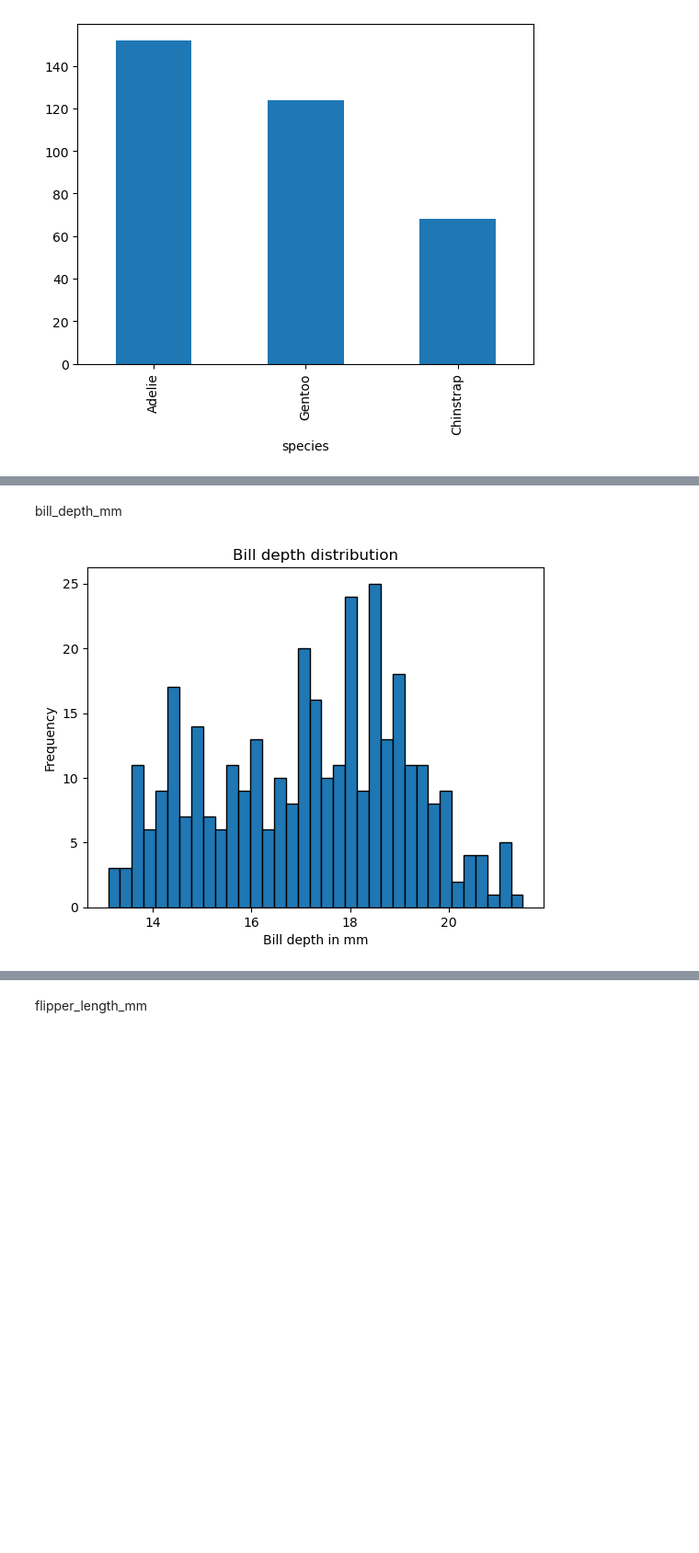
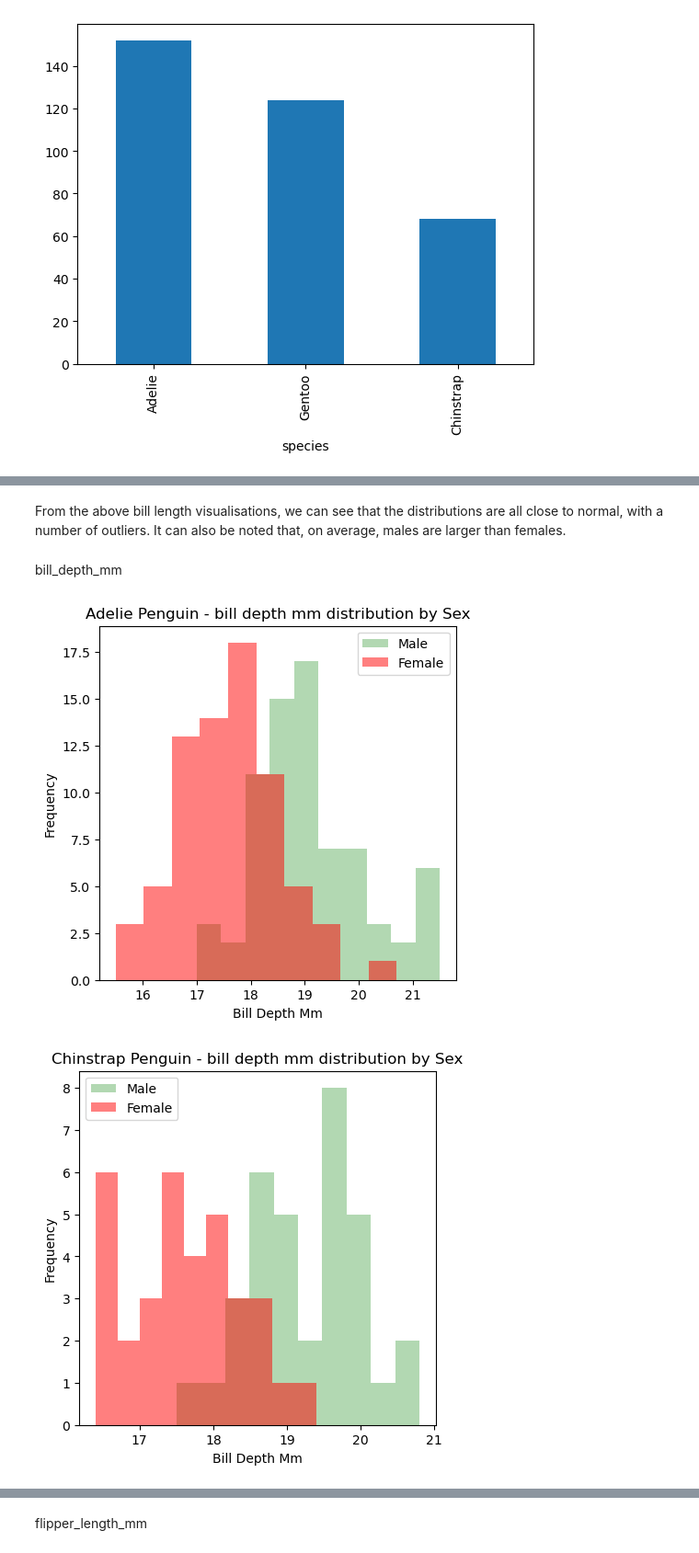
Before and after one commit to nexlanglxm/fundamentals-of-data-analysis, a Jupyter notebook: tasks.ipynb, the cells around one changed output, grey strips where cells are left out. Shown at 92% size. Cells and saved outputs as stored; diff of their text form; code cells hidden in the pictures; blank space fills up the shorter version.

```diff
--- a/tasks.ipynb
+++ b/tasks.ipynb
@@ -168,10 +206,9 @@ for species in unique_species:
+# %% [markdown]
+From the above bill length visualisations, we can see that the distributions are all close to normal, with a number of outliers. It can also be noted that, on average, males are larger than females.
 # %% [markdown]
 bill_depth_mm
-# %%
-plt.hist(peng['bill_depth_mm'], bins = 35, edgecolor='black')
-plt.xlabel('Bill depth in mm')
-plt.ylabel('Frequency')
-plt.title('Bill depth distribution')
-plt.show()
-# %% [output]
-[figure, removed]
+# %%
+plot_variable_distribution(peng, 'bill_depth_mm')
+# %% [output]
+[figure, added]
+[figure, added]
```
Also changed, not shown: parts of 25 cells of this notebook.
